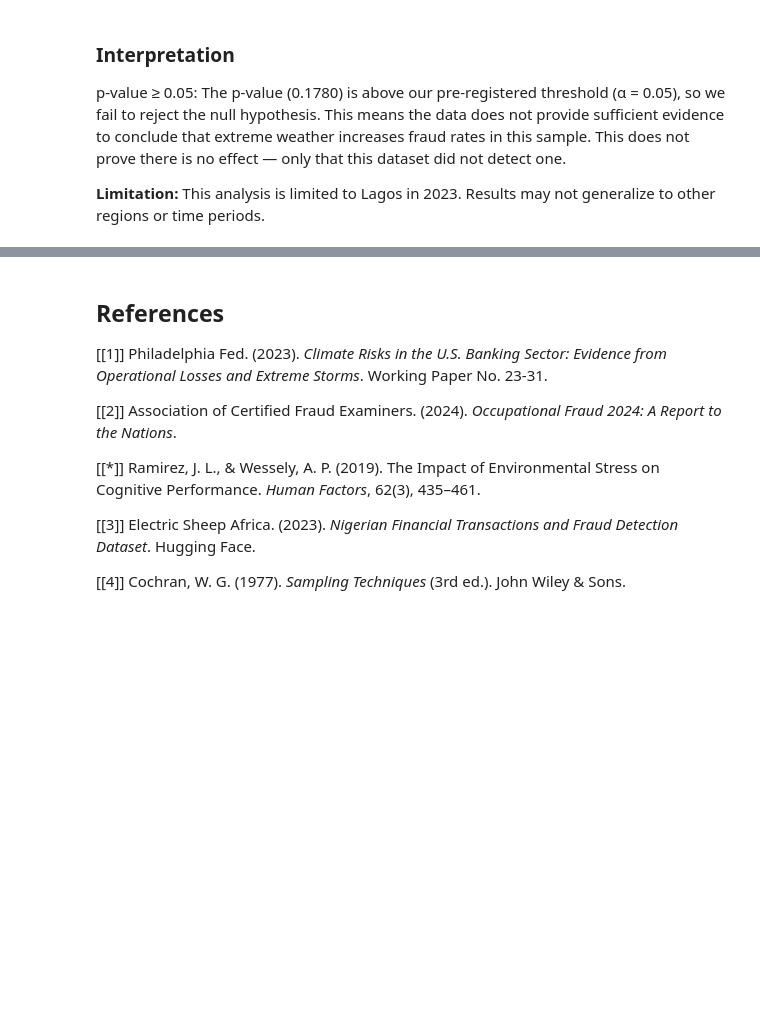
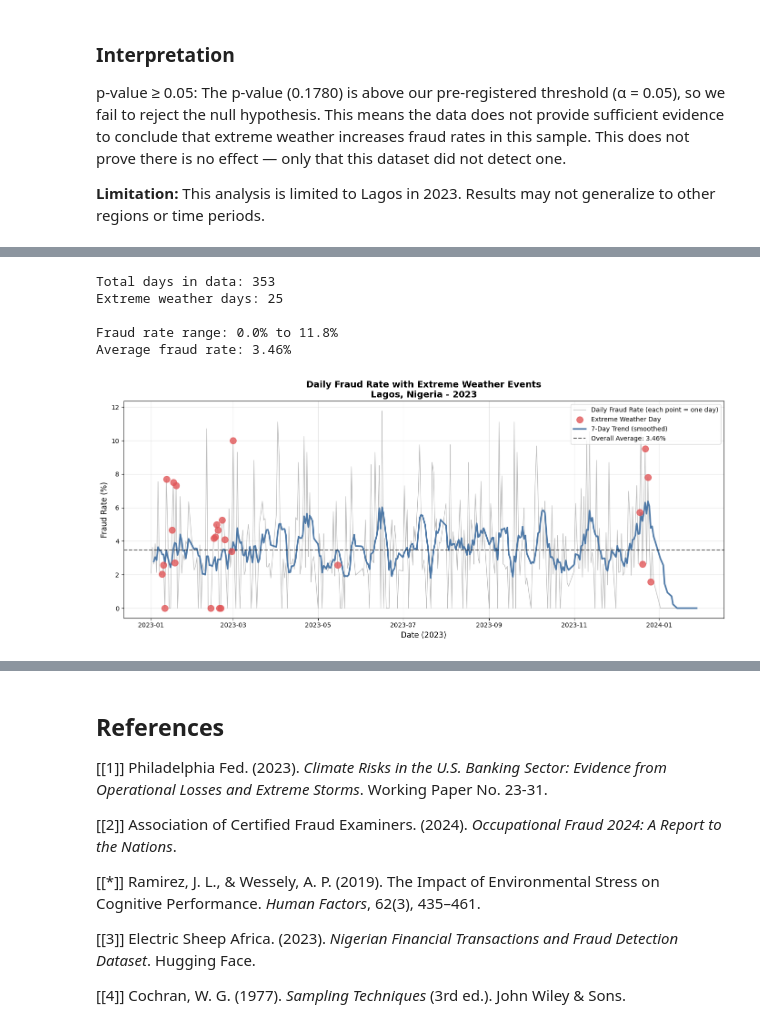
Before and after one commit to hris0077/ds_project, a Jupyter notebook: 02-hypothesis-testing.ipynb, the cells around one changed output, grey strips where cells are left out. Drawn from its saved outputs; the diff is of its cells as text; code cells hidden in the pictures; blank space fills up the shorter version.

```diff
--- a/02-hypothesis-testing.ipynb
+++ b/02-hypothesis-testing.ipynb
@@ -330,0 +456,58 @@ The p-value (0.1780) is above our pre-registered threshold (α = 0.05), so we fa
+# %%
+# Prepare daily data for time series
+daily_data = merged.groupby('date').agg({
+    'is_fraud': 'mean',
+    'is_extreme': 'first',
+    'temperature_2m_max': 'first'
+}).reset_index()
+daily_data['date'] = pd.to_datetime(daily_data['date'])
+daily_data['fraud_rate_pct'] = daily_data['is_fraud'] * 100
+
+print(f"Total days in data: {len(daily_data)}")
+print(f"Extreme weather days: {daily_data['is_extreme'].sum()}")
+print(f"\nFraud rate range: {daily_data['fraud_rate_pct'].min():.1f}% to {daily_data['fraud_rate_pct'].max():.1f}%")
+print(f"Average fraud rate: {daily_data['fraud_rate_pct'].mean():.2f}%")
+# %% [output]
+Total days in data: 353
+Extreme weather days: 25
+
+Fraud rate range: 0.0% to 11.8%
+Average fraud rate: 3.46%
+# %%
+# Create the time series plot
+fig, ax = plt.subplots(figsize=(14, 6))
+
+# Plot daily fraud rate (gray line - shows day-to-day noise)
+ax.plot(daily_data['date'], daily_data['fraud_rate_pct'],
+        color='gray', linewidth=1, alpha=0.5,
+        label='Daily Fraud Rate (each point = one day)')
+
+# Mark extreme weather days (red dots)
+extreme_days = daily_data[daily_data['is_extreme'] == True]
+ax.scatter(extreme_days['date'], extreme_days['fraud_rate_pct'],
+           color='#E15759', s=100, zorder=5, alpha=0.8,
+           label='Extreme Weather Day')
+
+# Add 7-day rolling average (blue line - reveals underlying trends)
+rolling_avg = daily_data['fraud_rate_pct'].rolling(window=7, min_periods=3).mean()
+ax.plot(daily_data['date'], rolling_avg,
+        color='#4E79A7', linewidth=2.5,
+        label='7-Day Trend (smoothed)')
+
+# Add overall average line (benchmark)
+overall_avg = daily_data['fraud_rate_pct'].mean()
+ax.axhline(y=overall_avg, color='black', linestyle='--', alpha=0.6,
+           label=f'Overall Average: {overall_avg:.2f}%')
+
+# Labels and title
+ax.set_xlabel('Date (2023)', fontsize=12)
+ax.set_ylabel('Fraud Rate (%)', fontsize=12)
+ax.set_title('Daily Fraud Rate with Extreme Weather Events\nLagos, Nigeria - 2023',
+             fontsize=14, fontweight='bold')
+ax.legend(loc='upper right', fontsize=10)
+ax.grid(True, alpha=0.3)
+
+plt.tight_layout()
+plt.show()
+# %% [output]
+[figure, added]
```
Also changed, not shown: parts of 8 cells of this notebook.
